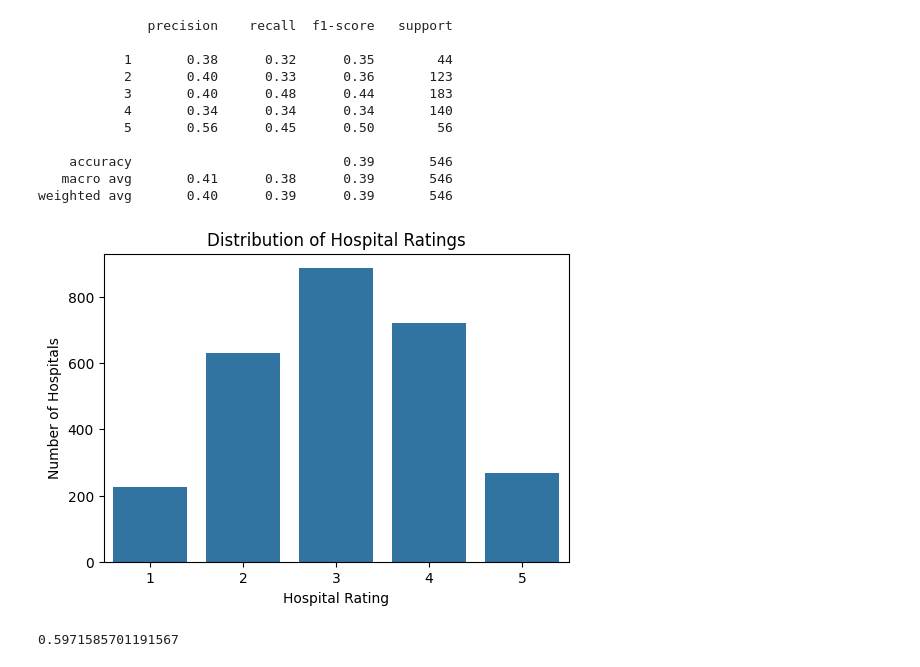
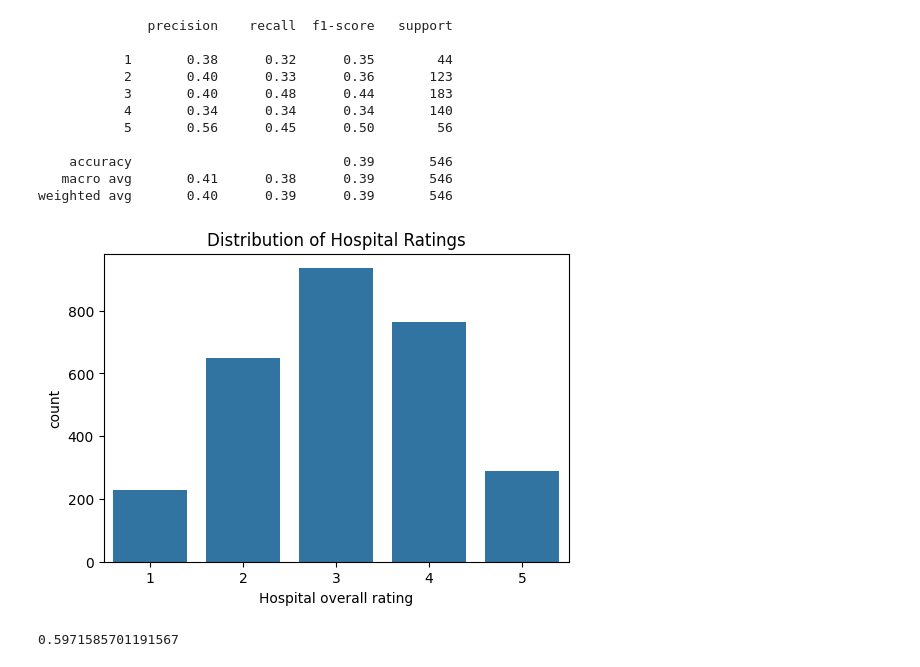
Before and after one commit to gharnaldo/ndudsproj1, a Jupyter notebook: hospital_analysis.ipynb, the cells around one changed output. Saved outputs shown, nothing was run; the diff lists cells and outputs as text; code cells hidden in the pictures.

```diff
--- a/hospital_analysis.ipynb
+++ b/hospital_analysis.ipynb
@@ -14,5 +68,5 @@ from sklearn.metrics import accuracy_score
 # %%
-df = pd.read_csv("data/Hospital_General_Information.csv")
+df = load_data("data/Hospital_General_Information.csv")
 # %%
 df.head()
 # %% [output]
@@ -368,17 +402,9 @@ weighted avg       0.40      0.39      0.39       546
 # %%
 # Plot distribution of hospital ratings
 
-plt.figure(figsize=(6,4))
-
-sns.countplot(x=y)
-
-plt.title("Distribution of Hospital Ratings")
-plt.xlabel("Hospital Rating")
-plt.ylabel("Number of Hospitals")
-
-plt.show()
+plot_rating_distribution(df,"Hospital overall rating")
 # %% [output]
-[figure, old version]
+[figure, new version]
 # %%
 # Predict on training data
 y_train_pred = model.predict(X_train)
```
Also changed, not shown: parts of 11 cells of this notebook, 1 other file.
